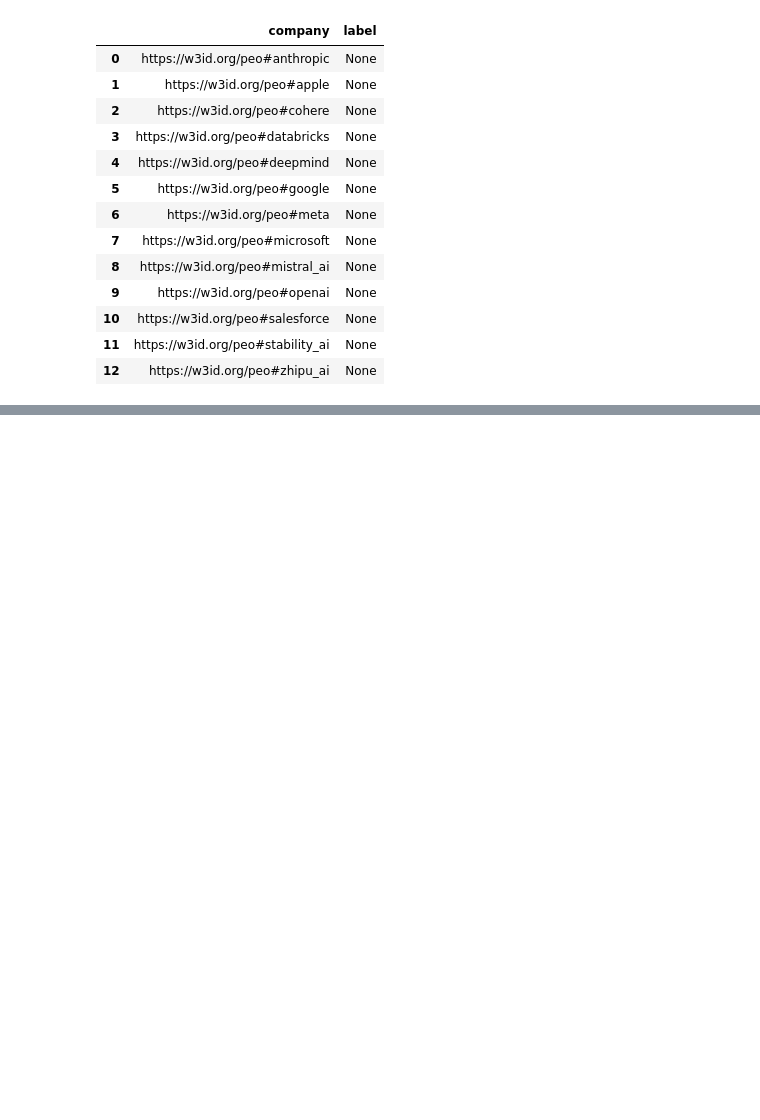
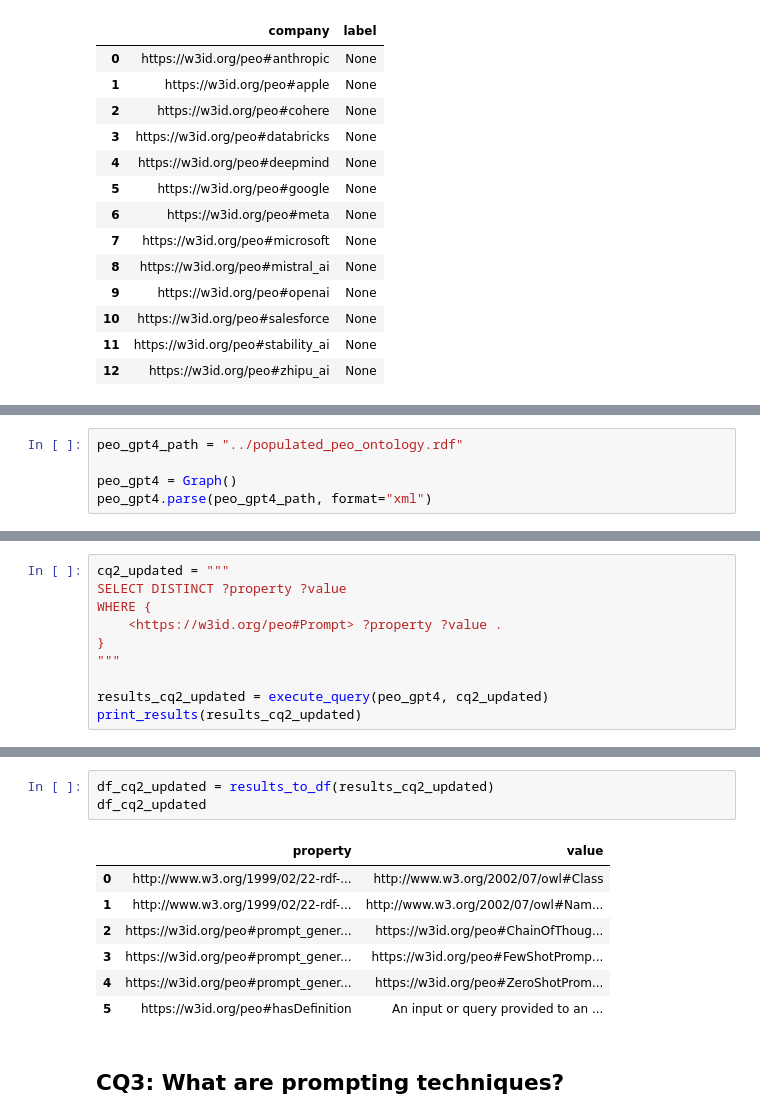
Before and after one commit to simonegramegna/peo, a Jupyter notebook: evaluation/sparql_queries.ipynb, the cells around one changed output, grey strips where cells are left out. Cells and saved outputs as stored; diff of their text form; blank space fills up the shorter version.

```diff
--- a/evaluation/sparql_queries.ipynb
+++ b/evaluation/sparql_queries.ipynb
@@ -656,0 +661,5 @@ df_cq16
+# %%
+peo_gpt4_path = "../populated_peo_ontology.rdf"
+
+peo_gpt4 = Graph()
+peo_gpt4.parse(peo_gpt4_path, format="xml")
@@ -656,0 +692,10 @@ df_cq16
+# %%
+cq2_updated = """
+SELECT DISTINCT ?property ?value
+WHERE {
+    <https://w3id.org/peo#Prompt> ?property ?value .
+}
+"""
+
+results_cq2_updated = execute_query(peo_gpt4, cq2_updated)
+print_results(results_cq2_updated)
@@ -656,0 +709,13 @@ df_cq16
+# %%
+df_cq2_updated = results_to_df(results_cq2_updated)
+df_cq2_updated
+# %% [output]
+|  | property | value |
+| 0 | http://www.w3.org/1999/02/22-rdf-... | http://www.w3.org/2002/07/owl#Class |
+| 1 | http://www.w3.org/1999/02/22-rdf-... | http://www.w3.org/2002/07/owl#Nam... |
+| 2 | https://w3id.org/peo#prompt_gener... | https://w3id.org/peo#ChainOfThoug... |
+| 3 | https://w3id.org/peo#prompt_gener... | https://w3id.org/peo#FewShotPromp... |
+| 4 | https://w3id.org/peo#prompt_gener... | https://w3id.org/peo#ZeroShotProm... |
+| 5 | https://w3id.org/peo#hasDefinition | An input or query provided to an ... |
+# %% [markdown]
+## CQ3: What are prompting techniques?
```
Also changed, not shown: parts of 33 cells of this notebook.
